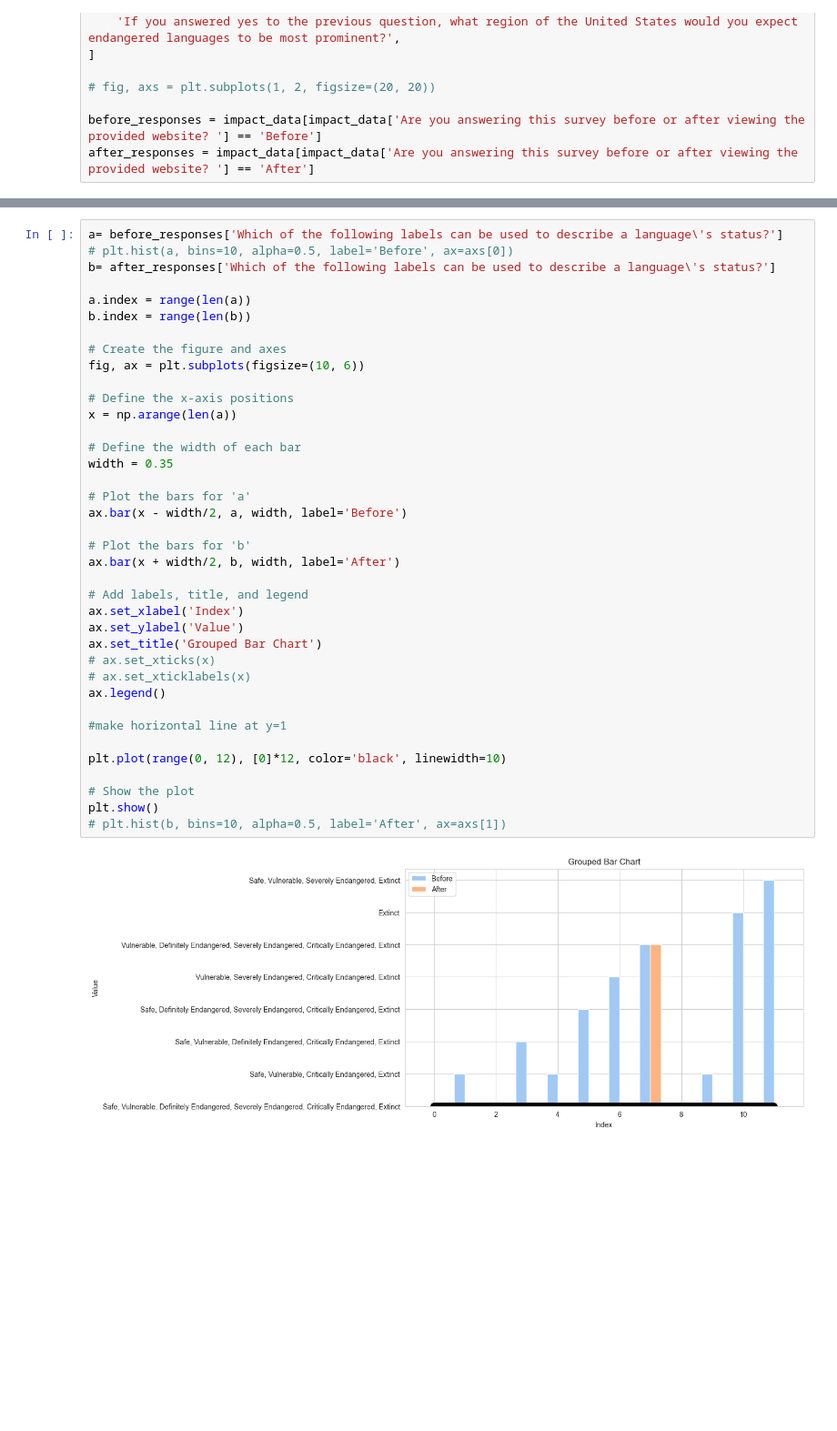
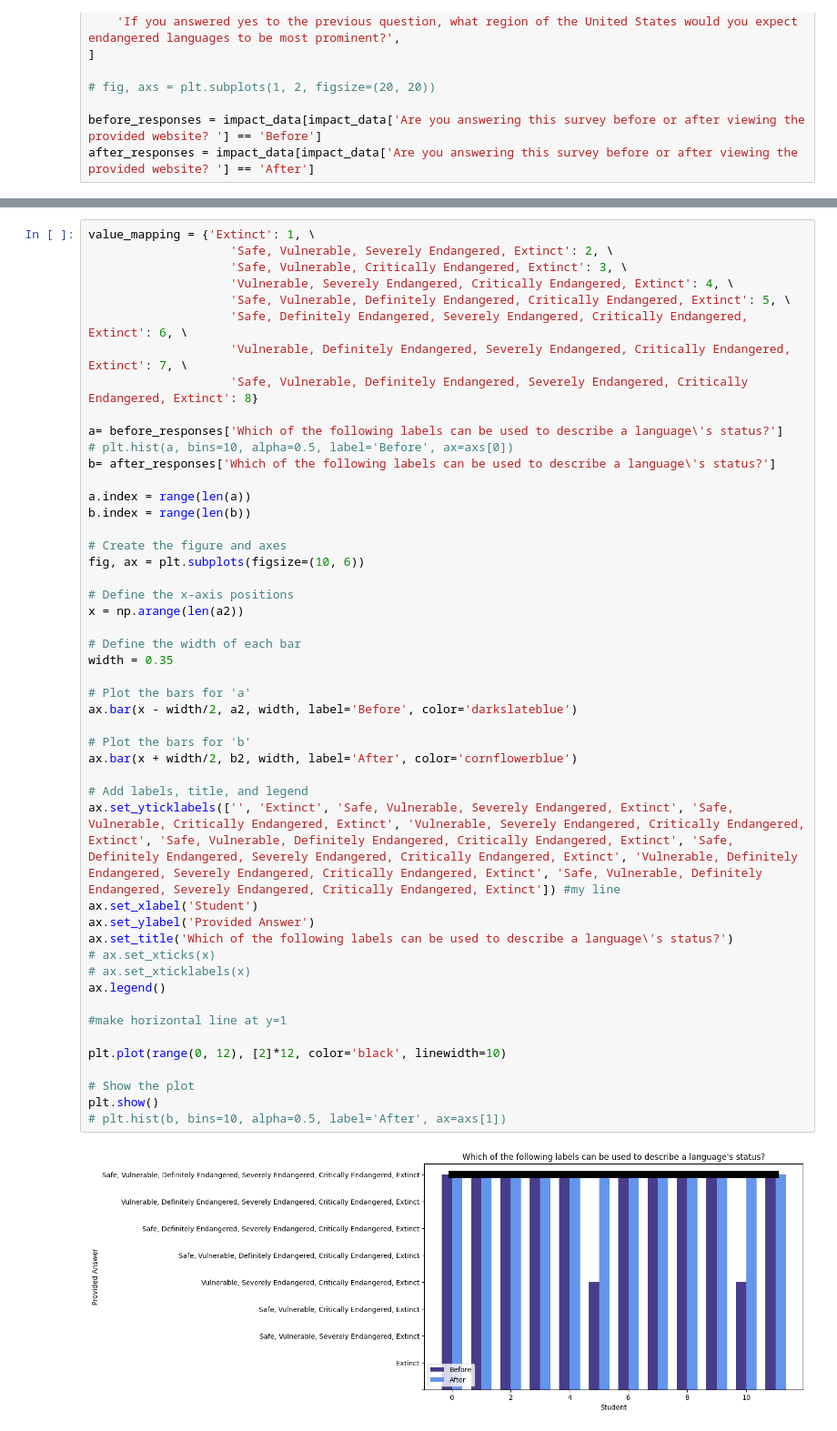
Before and after one commit to gcwarren/LanguageStatusVisualizationProject, a Jupyter notebook: ipynb_files/data_impact_analysis.ipynb, the cells around one changed output, grey strips where cells are left out. Shown: that part at 91% size. Saved outputs shown, nothing was run; the diff lists cells and outputs as text; blank space fills up the shorter version.

```diff
--- a/ipynb_files/data_impact_analysis.ipynb
+++ b/ipynb_files/data_impact_analysis.ipynb
@@ -156,41 +189,51 @@ plt.show()
 # %%
+value_mapping = {'Extinct': 1, \
+                    'Safe, Vulnerable, Severely Endangered, Extinct': 2, \
+                    'Safe, Vulnerable, Critically Endangered, Extinct': 3, \
+                    'Vulnerable, Severely Endangered, Critically Endangered, Extinct': 4, \
+                    'Safe, Vulnerable, Definitely Endangered, Critically Endangered, Extinct': 5, \
+                    'Safe, Definitely Endangered, Severely Endangered, Critically Endangered, Extinct': 6, \
+                    'Vulnerable, Definitely Endangered, Severely Endangered, Critically Endangered, Extinct': 7, \
+                    'Safe, Vulnerable, Definitely Endangered, Severely Endangered, Critically Endangered, Extinct': 8}
+
 a= before_responses['Which of the following labels can be used to describe a language\'s status?']
 # plt.hist(a, bins=10, alpha=0.5, label='Before', ax=axs[0])
 b= after_responses['Which of the following labels can be used to describe a language\'s status?']
 
 a.index = range(len(a))
 b.index = range(len(b))
 
 # Create the figure and axes
 fig, ax = plt.subplots(figsize=(10, 6))
 
 # Define the x-axis positions
-x = np.arange(len(a))
+x = np.arange(len(a2))
 
 # Define the width of each bar
 width = 0.35
 
 # Plot the bars for 'a'
-ax.bar(x - width/2, a, width, label='Before')
+ax.bar(x - width/2, a2, width, label='Before', color='darkslateblue')
 
 # Plot the bars for 'b'
-ax.bar(x + width/2, b, width, label='After')
+ax.bar(x + width/2, b2, width, label='After', color='cornflowerblue')
 
 # Add labels, title, and legend
-ax.set_xlabel('Index')
-ax.set_ylabel('Value')
-ax.set_title('Grouped Bar Chart')
+ax.set_yticklabels(['', 'Extinct', 'Safe, Vulnerable, Severely Endangered, Extinct', 'Safe, Vulnerable, Critically Endangered, Extinct', 'Vulnerable, Severely Endangered, Critically Endangered, Extinct', 'Safe, Vulnerable, Definitely Endangered, Critically Endangered, Extinct', 'Safe, Definitely Endangered, Severely Endangered, Critically Endangered, Extinct', 'Vulnerable, Definitely Endangered, Severely Endangered, Critically Endangered, Extinct', 'Safe, Vulnerable, Definitely Endangered, Severely Endangered, Critically Endangered, Extinct']) #my line
+ax.set_xlabel('Student')
+ax.set_ylabel('Provided Answer')
+ax.set_title('Which of the following labels can be used to describe a language\'s status?')
 # ax.set_xticks(x)
 # ax.set_xticklabels(x)
 ax.legend()
 
 #make horizontal line at y=1
 
-plt.plot(range(0, 12), [0]*12, color='black', linewidth=10)
+plt.plot(range(0, 12), [2]*12, color='black', linewidth=10)
 
 # Show the plot
 plt.show()
 # plt.hist(b, bins=10, alpha=0.5, label='After', ax=axs[1])
 # %% [output]
-[figure, old version]
+[figure, new version]
 # %%
```
Also changed, not shown: parts of 7 cells of this notebook.
